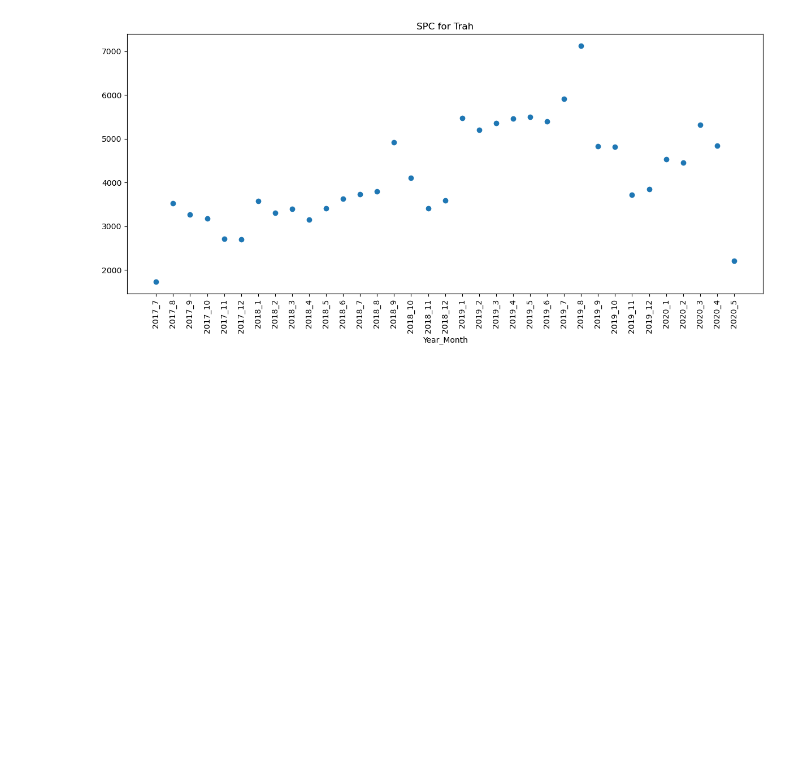
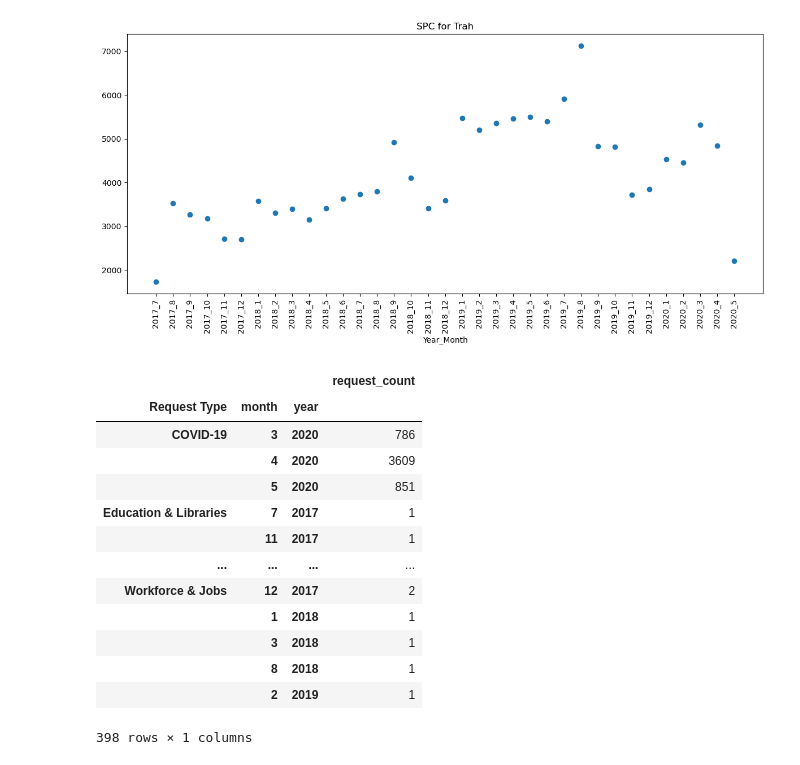
Before and after one commit to bensdata/hubnashville-bobcat, a Jupyter notebook: notebooks/hub_Nashville_311.ipynb, the cells around one changed output. Saved outputs shown, nothing was run; the diff lists cells and outputs as text; code cells hidden in the pictures; blank space fills up the shorter version.

```diff
--- a/notebooks/hub_Nashville_311.ipynb
+++ b/notebooks/hub_Nashville_311.ipynb
@@ -694,3 +680,24 @@ plt.title('SPC for Trah')
 plt.tight_layout()
 # %% [output]
 [figure]
+# %%
+groupped_data_m = hub_data.groupby(['Request Type','month','year'])[['Request Type']].count()
+# changed column name bc same column name is one of the index's name. error if you sort with same names
+groupped_data_m.columns = ['request_count']
+# %%
+groupped_data_m.sort_values(by = ['Request Type', 'year', 'month'])
+# %% [output]
+|  |  |  | request_count |
+| Request Type | month | year |  |
+| COVID-19 | 3 | 2020 | 786 |
+|  | 4 | 2020 | 3609 |
+|  | 5 | 2020 | 851 |
+| Education & Libraries | 7 | 2017 | 1 |
+|  | 11 | 2017 | 1 |
+| ... | ... | ... | ... |
+| Workforce & Jobs | 12 | 2017 | 2 |
+|  | 1 | 2018 | 1 |
+|  | 3 | 2018 | 1 |
+|  | 8 | 2018 | 1 |
+|  | 2 | 2019 | 1 |
+398 rows × 1 columns
```
Also changed, not shown: parts of 9 cells of this notebook, 3 other files.
